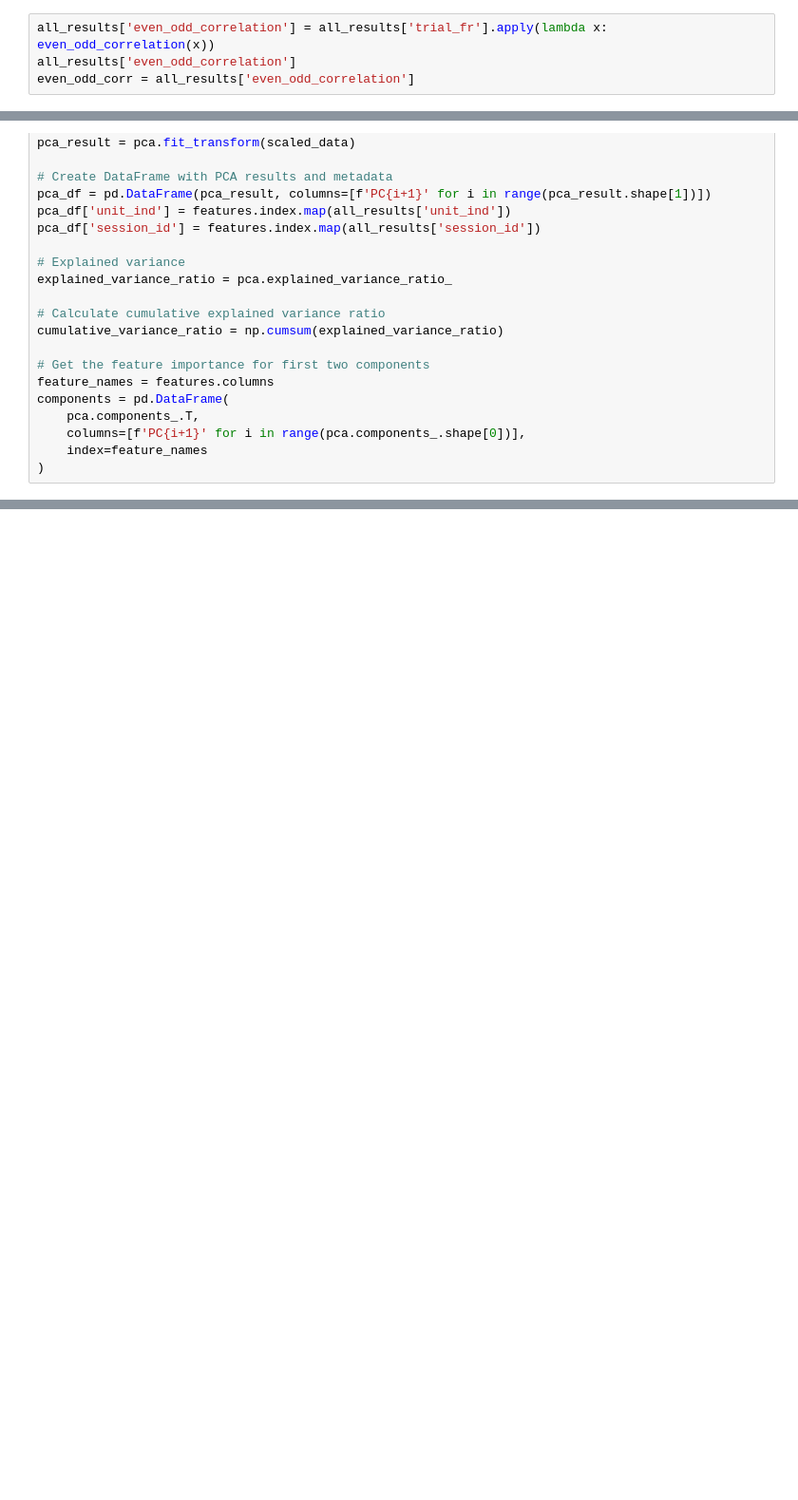
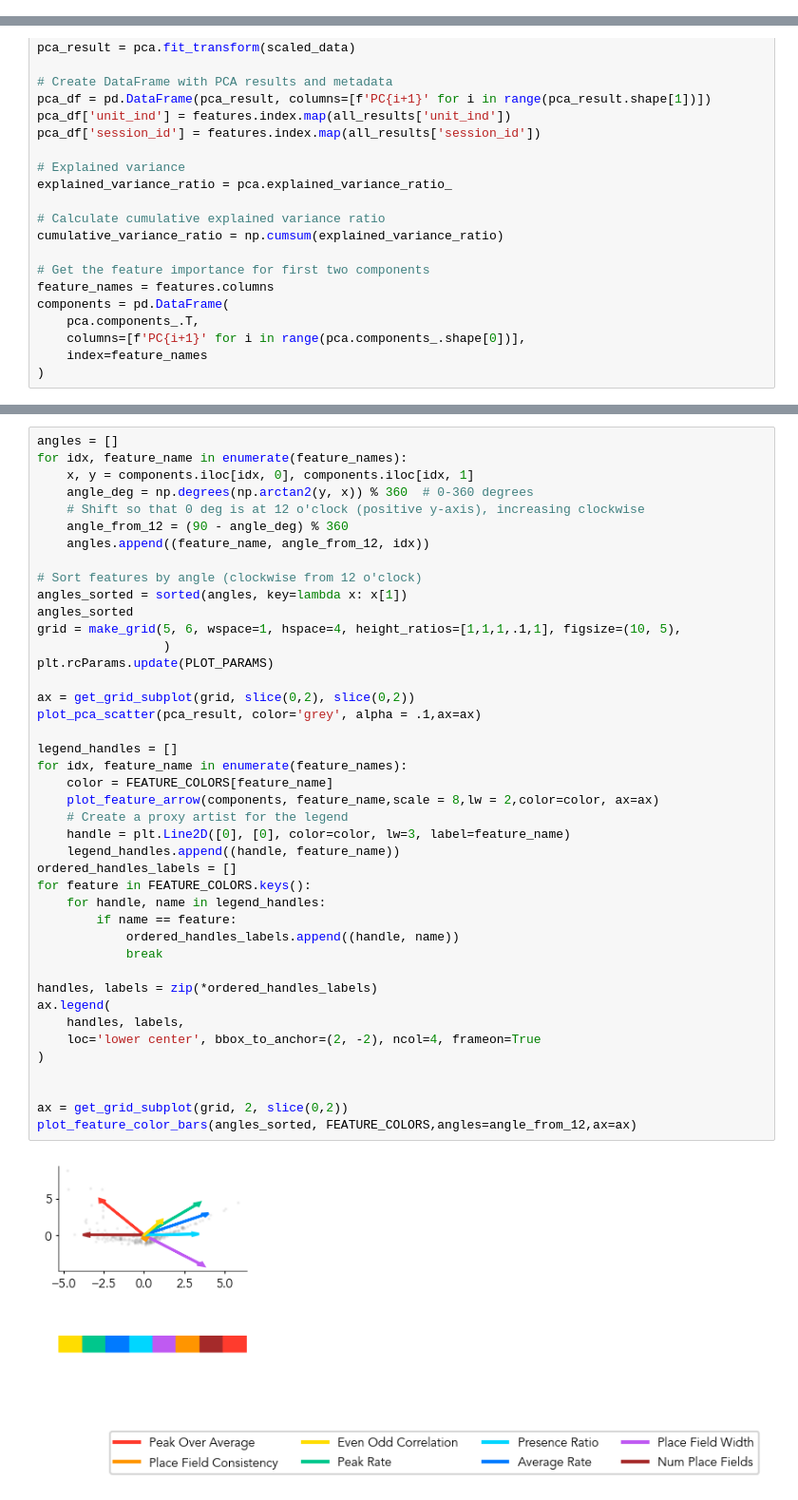
Before and after one commit to HSNPipeline/AnalyzeTrain, a Jupyter notebook: FIGURE_HUMAN/FIGURE_HumanPCA.ipynb, the cells around one changed output, grey strips where cells are left out. Shown at 95% size. Saved outputs shown, nothing was run; the diff lists cells and outputs as text; blank space fills up the shorter version.

```diff
--- a/FIGURE_HUMAN/FIGURE_HumanPCA.ipynb
+++ b/FIGURE_HUMAN/FIGURE_HumanPCA.ipynb
@@ -188,4 +235,0 @@ place_anova = all_results['place_anova']
-# %%
-all_results['even_odd_correlation'] = all_results['trial_fr'].apply(lambda x: even_odd_correlation(x))
-all_results['even_odd_correlation']
-even_odd_corr = all_results['even_odd_correlation']
@@ -721,0 +320,44 @@ save_figure('Human_PCA_Features.pdf',file_path='/Users/weijiazhang/Plots/PLDM/Hu
+# %%
+angles = []
+for idx, feature_name in enumerate(feature_names):
+    x, y = components.iloc[idx, 0], components.iloc[idx, 1]
+    angle_deg = np.degrees(np.arctan2(y, x)) % 360  # 0-360 degrees
+    # Shift so that 0 deg is at 12 o'clock (positive y-axis), increasing clockwise
+    angle_from_12 = (90 - angle_deg) % 360
+    angles.append((feature_name, angle_from_12, idx))
+
+# Sort features by angle (clockwise from 12 o'clock)
+angles_sorted = sorted(angles, key=lambda x: x[1])
+angles_sorted
+grid = make_grid(5, 6, wspace=1, hspace=4, height_ratios=[1,1,1,.1,1], figsize=(10, 5),
+                 )
+plt.rcParams.update(PLOT_PARAMS)
+
+ax = get_grid_subplot(grid, slice(0,2), slice(0,2))
+plot_pca_scatter(pca_result, color='grey', alpha = .1,ax=ax)
+
+legend_handles = []
+for idx, feature_name in enumerate(feature_names):
+    color = FEATURE_COLORS[feature_name]
+    plot_feature_arrow(components, feature_name,scale = 8,lw = 2,color=color, ax=ax)
+    # Create a proxy artist for the legend
+    handle = plt.Line2D([0], [0], color=color, lw=3, label=feature_name)
+    legend_handles.append((handle, feature_name))
+ordered_handles_labels = []
+for feature in FEATURE_COLORS.keys():
+    for handle, name in legend_handles:
+        if name == feature:
+            ordered_handles_labels.append((handle, name))
+            break
+
+handles, labels = zip(*ordered_handles_labels)
+ax.legend(
+    handles, labels,
+    loc='lower center', bbox_to_anchor=(2, -2), ncol=4, frameon=True
+)
+
+
+ax = get_grid_subplot(grid, 2, slice(0,2))
+plot_feature_color_bars(angles_sorted, FEATURE_COLORS,angles=angle_from_12,ax=ax)
+# %% [output]
+[figure, added]
```
Also changed, not shown: parts of 28 cells of this notebook, 3 other files.
